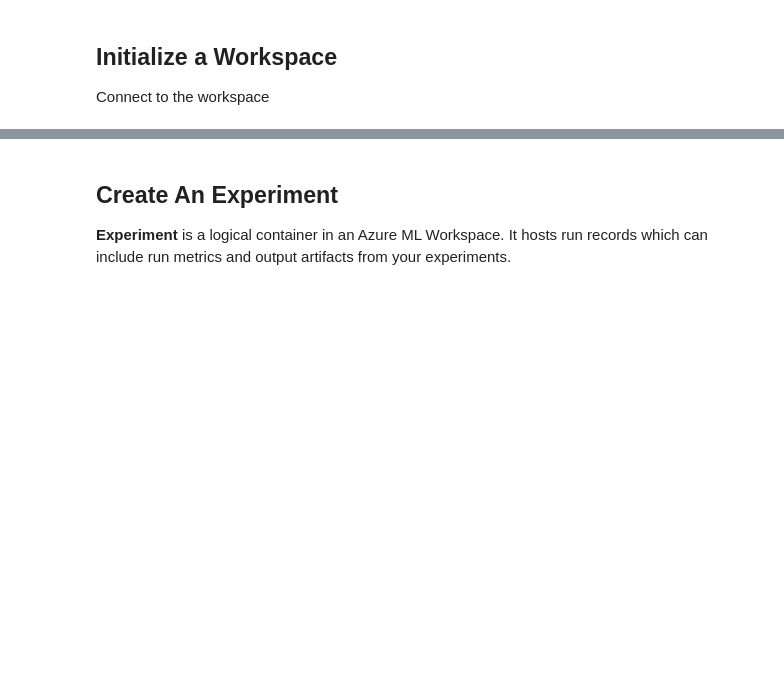
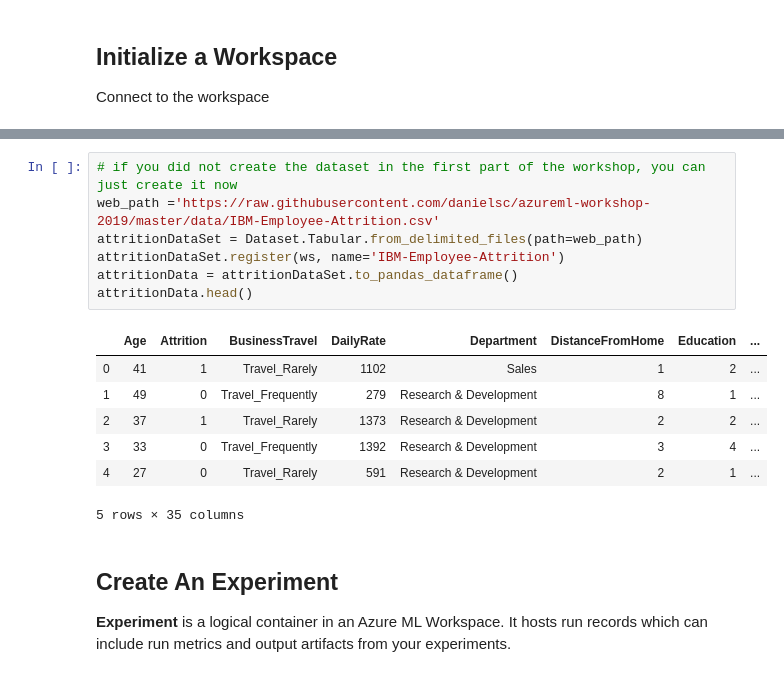
Before and after one commit to danielsc/azureml-workshop-2019, a Jupyter notebook: 2-interpretability/2-explain-model-on-amlcompute.ipynb, the cells around one changed output, grey strips where cells are left out. Cells and saved outputs as stored; diff of their text form; blank space fills up the shorter version.

```diff
--- a/2-interpretability/2-explain-model-on-amlcompute.ipynb
+++ b/2-interpretability/2-explain-model-on-amlcompute.ipynb
@@ -65,3 +65,18 @@ eastus2
+# %%
+# if you did not create the dataset in the first part of the workshop, you can just create it now
+web_path ='https://raw.githubusercontent.com/danielsc/azureml-workshop-2019/master/data/IBM-Employee-Attrition.csv'
+attritionDataSet = Dataset.Tabular.from_delimited_files(path=web_path)
+attritionDataSet.register(ws, name='IBM-Employee-Attrition')
+attritionData = attritionDataSet.to_pandas_dataframe()
+attritionData.head()
+# %% [output]
+|  | Age | Attrition | BusinessTravel | DailyRate | Department | DistanceFromHome | Education | ... |
+| 0 | 41 | 1 | Travel_Rarely | 1102 | Sales | 1 | 2 | ... |
+| 1 | 49 | 0 | Travel_Frequently | 279 | Research & Development | 8 | 1 | ... |
+| 2 | 37 | 1 | Travel_Rarely | 1373 | Research & Development | 2 | 2 | ... |
+| 3 | 33 | 0 | Travel_Frequently | 1392 | Research & Development | 3 | 4 | ... |
+| 4 | 27 | 0 | Travel_Rarely | 591 | Research & Development | 2 | 1 | ... |
+5 rows × 35 columns
 # %% [markdown]
 ## Create An Experiment
 
```
Also changed, not shown: parts of 7 cells of this notebook, 5 other files.
